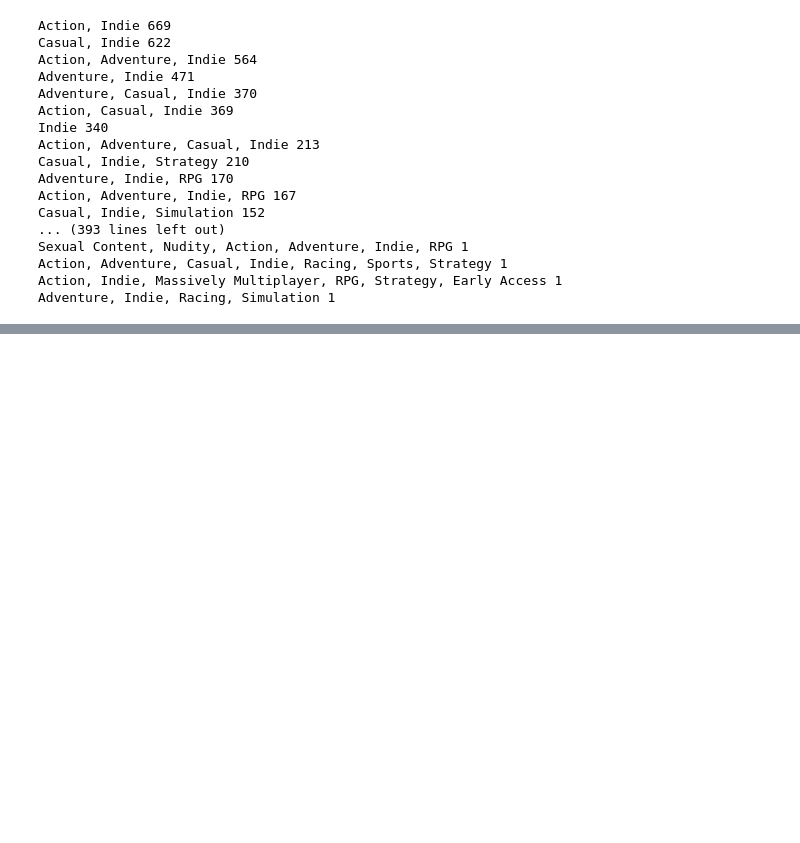
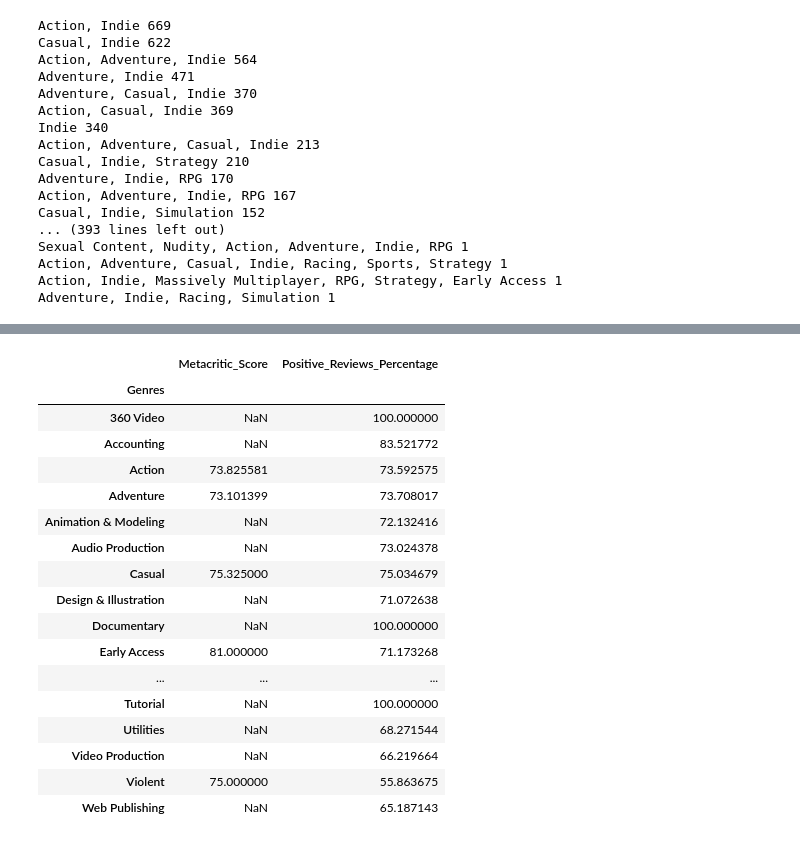
Before and after one commit to marxio09dio/Steam-Games, a Jupyter notebook: 04_data_exploration.ipynb, the cells around one changed output, grey strips where cells are left out. Drawn from its saved outputs; the diff is of its cells as text; code cells hidden in the pictures; blank space fills up the shorter version.

```diff
--- a/04_data_exploration.ipynb
+++ b/04_data_exploration.ipynb
@@ -349,0 +380,23 @@ Adventure, Indie, Racing, Simulation 1
+# %%
+# Group the DataFrame by 'Genres' and calculate the average of 'Metacritic_Score' and 'Positive_Reviews_Percentage'
+genre_stats = df_genres.groupby('Genres')[['Metacritic_Score', 'Positive_Reviews_Percentage']].mean()
+genre_stats
+# %% [output]
+|  | Metacritic_Score | Positive_Reviews_Percentage |
+| Genres |  |  |
+| 360 Video | NaN | 100.000000 |
+| Accounting | NaN | 83.521772 |
+| Action | 73.825581 | 73.592575 |
+| Adventure | 73.101399 | 73.708017 |
+| Animation & Modeling | NaN | 72.132416 |
+| Audio Production | NaN | 73.024378 |
+| Casual | 75.325000 | 75.034679 |
+| Design & Illustration | NaN | 71.072638 |
+| Documentary | NaN | 100.000000 |
+| Early Access | 81.000000 | 71.173268 |
+| ... | ... | ... |
+| Tutorial | NaN | 100.000000 |
+| Utilities | NaN | 68.271544 |
+| Video Production | NaN | 66.219664 |
+| Violent | 75.000000 | 55.863675 |
+| Web Publishing | NaN | 65.187143 |
```
Also changed, not shown: parts of 2 cells of this notebook.
